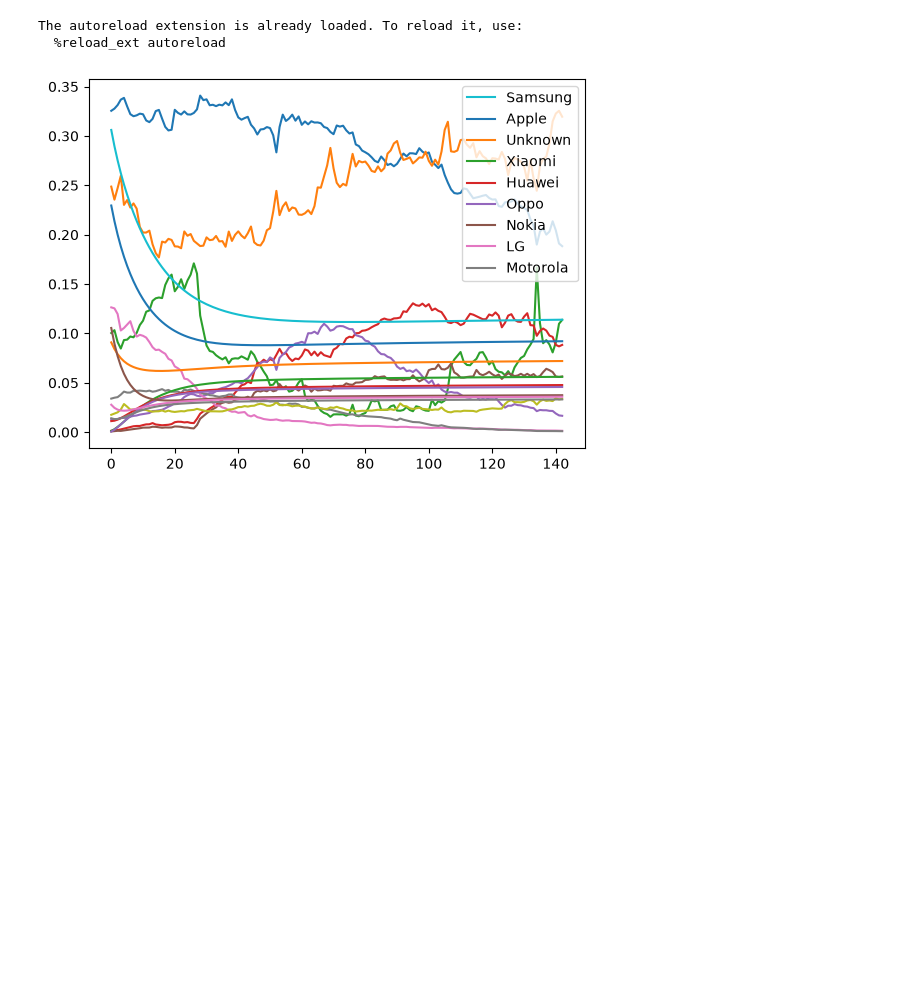
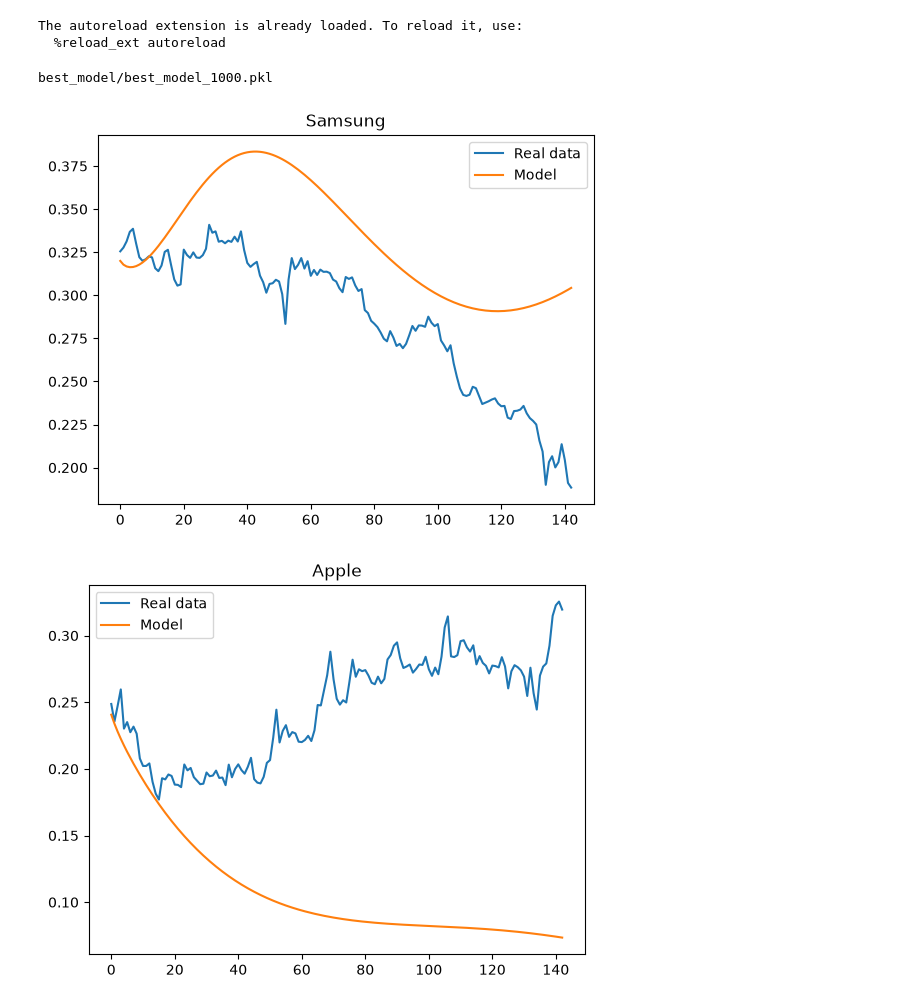
Before and after one commit to jakobgotberg/diffusion_of_innovation_in_multilayer_networks, a Jupyter notebook: model_tuning.ipynb, the cells around one changed output. Saved outputs shown, nothing was run; the diff lists cells and outputs as text; code cells hidden in the pictures; blank space fills up the shorter version.

```diff
--- a/model_tuning.ipynb
+++ b/model_tuning.ipynb
@@ -1,14 +1,16 @@
 # %%
-import os, pickle
-from real_data import vendors, vendor_map, get_initial_states
-from adoptionopinions_model import Simulation, Networks
+import os, pickle, re
+from pathlib import Path
+from real_data import vendors, vendor_map, get_initial_state
+from adoptionopinions_model import Simulation, Networks, Initial_state
 from networks import complete
 import matplotlib.pyplot as plt
 import pandas as pd
 import numpy as np
 real_world_data = "vendor-ww-monthly-201407-202605.csv"
 n = 1000
-model_path = f"best_model_{n}.blk"
+model_path = f"best_model/best_model_{n}.pkl"
+
 %load_ext autoreload
 %autoreload 2
 # %% [output]
@@ -19,28 +21,45 @@ df = pd.read_csv(real_world_data)
 df = df[vendors] / 100
 # %%
 with open(model_path, "rb") as fd:
-    SC, min_error = pickle.load(fd)
+    print(model_path)
+    SC = pickle.load(fd)
 
-IS = get_initial_states(n=n, df=df, x0=SC.x0)
+k = len(vendors)
+rows = len(df)
+IS = get_initial_state(n, df.iloc[0].tolist(), k)
+IS = Initial_state(IS.s, IS.a, IS.d, SC.x0)
+net = Networks(W=complete(n), V = complete(n))
+
 sim = Simulation(
-           simulation_constants = SC,
-           initial_states = IS,
-           net = Networks(W=complete(n), V = complete(n)),
-           window_size=len(df)
-           )
-for _ in range(len(df)):
+            simulation_constants = SC,
+            initial_states = IS,
+            net = net,
+            window_size=rows
+            )
+
+for _ in range(rows):
     sim()
+
+# the shape of the object is: rows * k * n
 states = sim.get_adoption_states()
-market_share_prediction = []
+market_share_prediction = [None] * k
 for vendor in vendors:
-      index = vendor_map[vendor]
-      market_share_prediction.append([state[index].mean(axis=0) for state in states])
+    index = vendor_map[vendor]
+    # market_share_prediction is a row long list of the mean of the k:th vendor.
+    # rows * 1 * n -> rows * 1
+    market_share_prediction[index] = np.array([state[index].mean() for state in states])
 
-o = len(df)
-plt.plot(df[:o])
-for i in range(len(market_share_prediction)):
-    plt.plot(market_share_prediction[i][:o], label=vendors[i])
-plt.legend()
-plt.show()
+o = rows
+
+for vendor in vendors:
+    index = vendor_map[vendor]
+    plt.plot(df[vendor], label="Real data")
+    plt.plot(market_share_prediction[index][:o], label="Model")
+    plt.title(vendor)
+
+    plt.legend()
+    plt.show()
 # %% [output]
+best_model/best_model_1000.pkl
-[figure, old version]
+[figure, new version]
+[figure, added]
```
Also changed, not shown: parts of 1 cell of this notebook, 3 other files.
